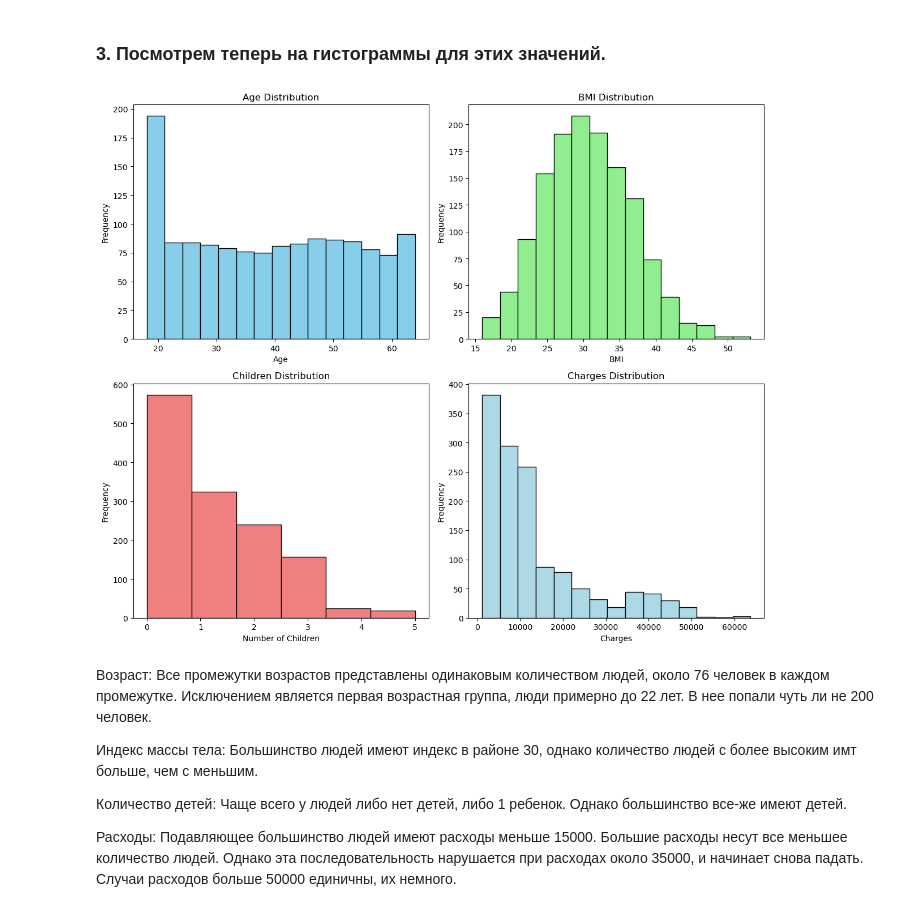
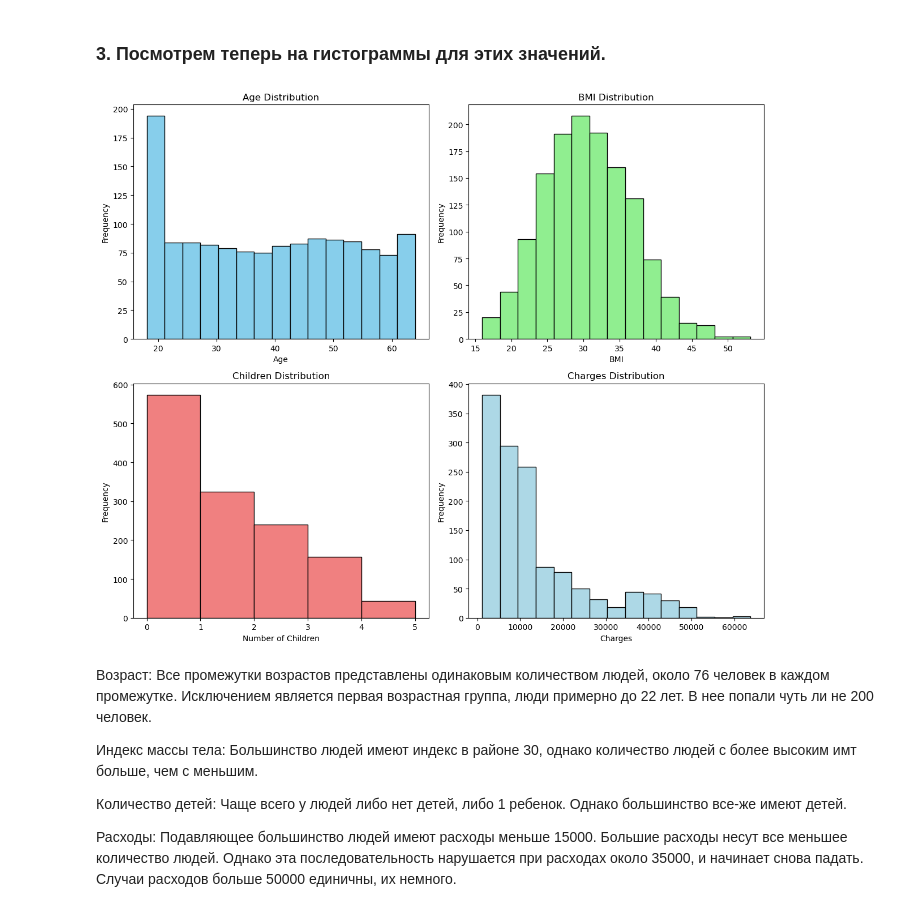
Before and after one commit to Dyaika/mirea_bigdata, a Jupyter notebook: Practive3_RazshildyaevAM.ipynb, the cells around one changed output. Cells and saved outputs as stored; diff of their text form; code cells hidden in the pictures.

```diff
--- a/Practive3_RazshildyaevAM.ipynb
+++ b/Practive3_RazshildyaevAM.ipynb
@@ -41,35 +42,35 @@ df.describe()
 # %%
 # Create histograms for age, bmi, children, and charges
 fig, axes = plt.subplots(2, 2, figsize=(12, 10))
 
 # Histogram for Age
 axes[0, 0].hist(df['age'], bins=15, color='skyblue', edgecolor='black')
 axes[0, 0].set_title('Age Distribution')
 axes[0, 0].set_xlabel('Age')
 axes[0, 0].set_ylabel('Frequency')
 
 # Histogram for BMI
 axes[0, 1].hist(df['bmi'], bins=15, color='lightgreen', edgecolor='black')
 axes[0, 1].set_title('BMI Distribution')
 axes[0, 1].set_xlabel('BMI')
 axes[0, 1].set_ylabel('Frequency')
 
 # Histogram for Children
-axes[1, 0].hist(df['children'], bins=6, color='lightcoral', edgecolor='black')
+axes[1, 0].hist(df['children'], bins=5, color='lightcoral', edgecolor='black')
 axes[1, 0].set_title('Children Distribution')
 axes[1, 0].set_xlabel('Number of Children')
 axes[1, 0].set_ylabel('Frequency')
 
 # Histogram for Charges
 axes[1, 1].hist(df['charges'], bins=15, color='lightblue', edgecolor='black')
 axes[1, 1].set_title('Charges Distribution')
 axes[1, 1].set_xlabel('Charges')
 axes[1, 1].set_ylabel('Frequency')
 
 plt.tight_layout()
 plt.show()
 # %% [output]
-[figure, old version]
+[figure, new version]
 # %% [markdown]
 Возраст:
 Все промежутки возрастов представлены одинаковым количеством людей, около 76 человек в каждом промежутке. Исключением является первая возрастная группа, люди примерно до 22 лет. В нее попали чуть ли не 200 человек.
```
Also changed, not shown: parts of 29 cells of this notebook.
